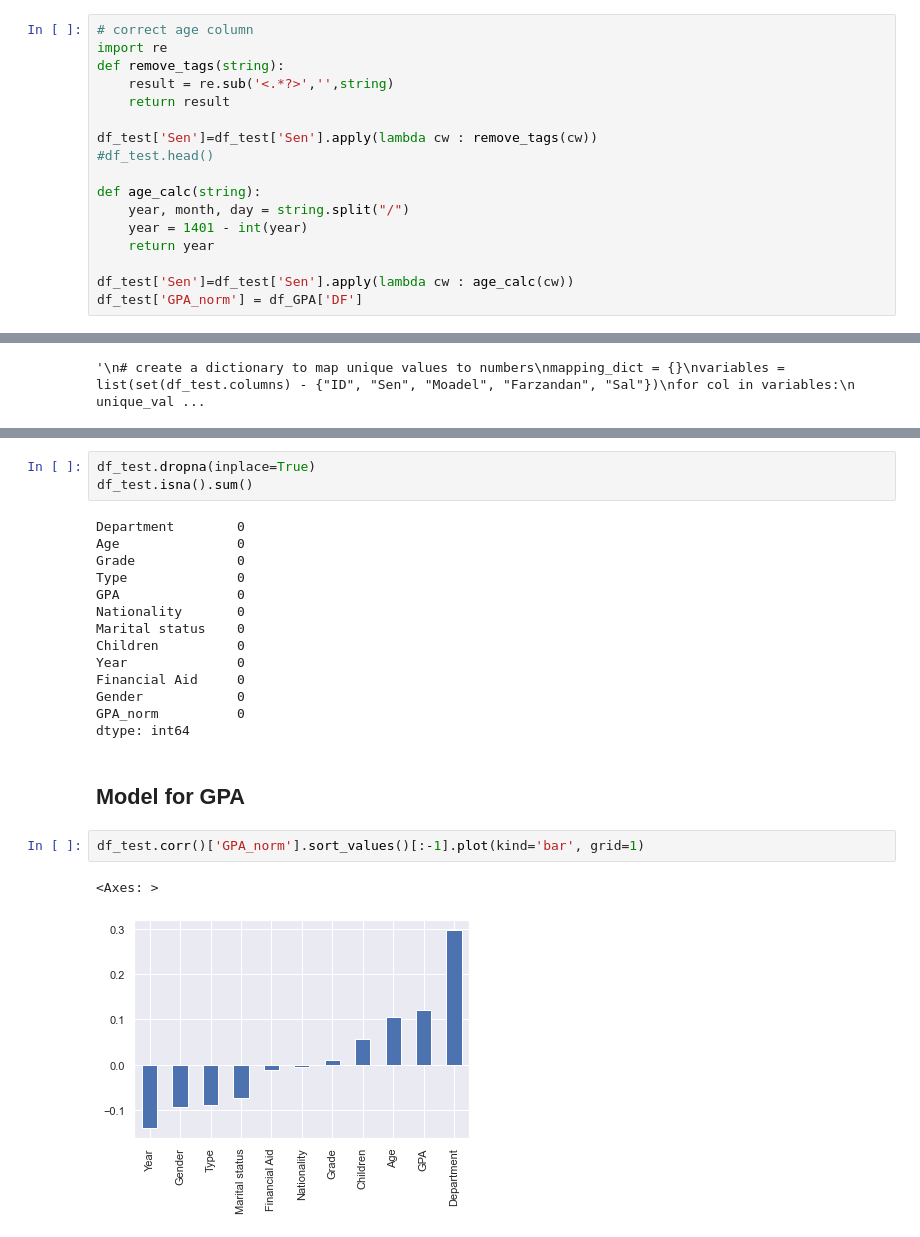
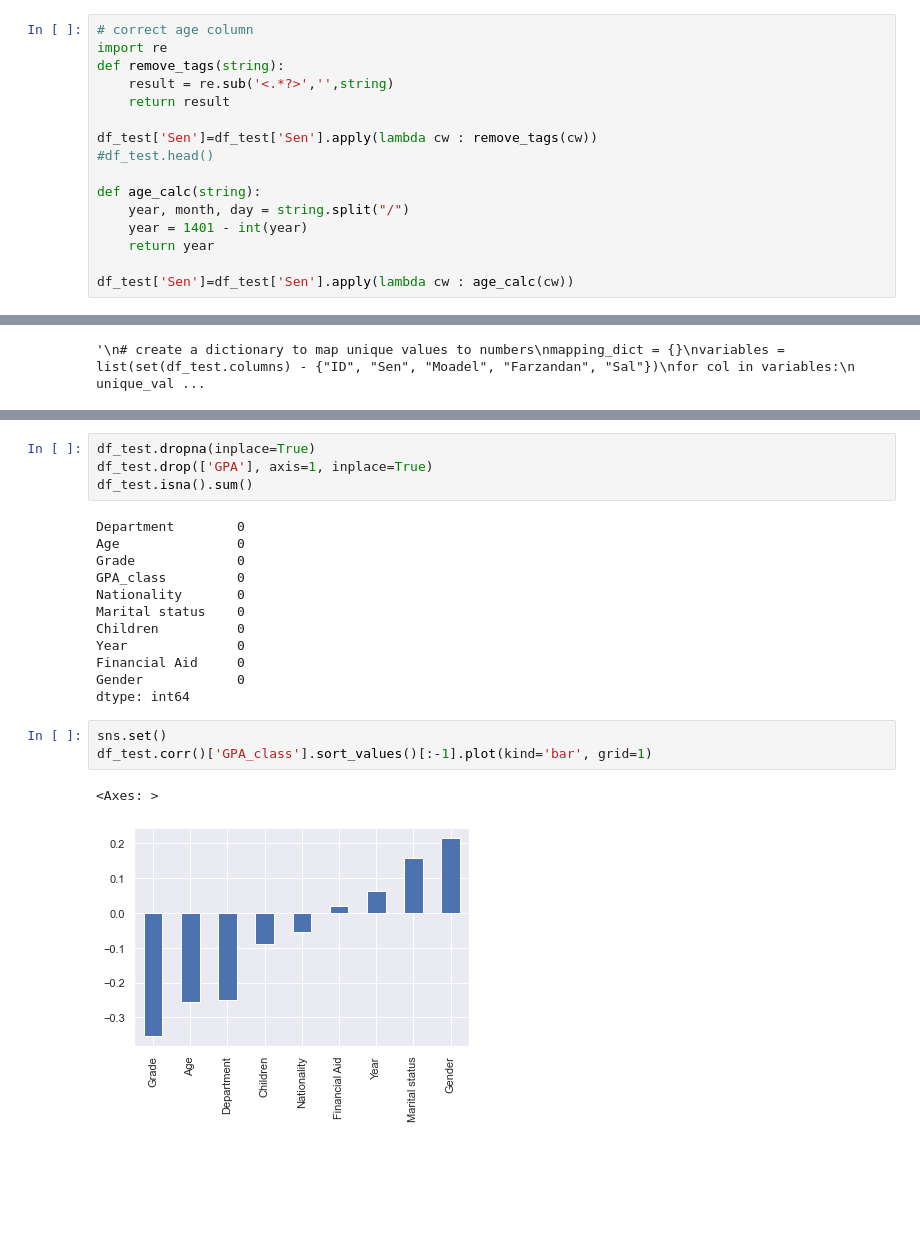
Before and after one commit to mghasemi19/ML_EconEduc, a Jupyter notebook: GPA_Classification.ipynb, the cells around one changed output, grey strips where cells are left out. Drawn from its saved outputs; the diff is of its cells as text; blank space fills up the shorter version.

```diff
--- a/GPA_Classification.ipynb
+++ b/GPA_Classification.ipynb
@@ -60,6 +40,5 @@ def age_calc(string):
     return year
 
 df_test['Sen']=df_test['Sen'].apply(lambda cw : age_calc(cw))
-df_test['GPA_norm'] = df_GPA['DF']
 # %%
 '''
@@ -202,24 +258,22 @@ sns.displot(df_test, x= 'GPA_norm', kde=True, height=5, aspect=1.6)
 # %%
 df_test.dropna(inplace=True)
+df_test.drop(['GPA'], axis=1, inplace=True)
 df_test.isna().sum()
 # %% [output]
 Department        0
 Age               0
 Grade             0
-Type              0
-GPA               0
+GPA_class         0
 Nationality       0
 Marital status    0
 Children          0
 Year              0
 Financial Aid     0
 Gender            0
-GPA_norm          0
 dtype: int64
-# %% [markdown]
-## Model for GPA
 # %%
-df_test.corr()['GPA_norm'].sort_values()[:-1].plot(kind='bar', grid=1)
+sns.set()
+df_test.corr()['GPA_class'].sort_values()[:-1].plot(kind='bar', grid=1)
 # %% [output]
 <Axes: >
-[figure, old version]
+[figure, new version]
```
Also changed, not shown: parts of 97 cells of this notebook, 1 other file.
